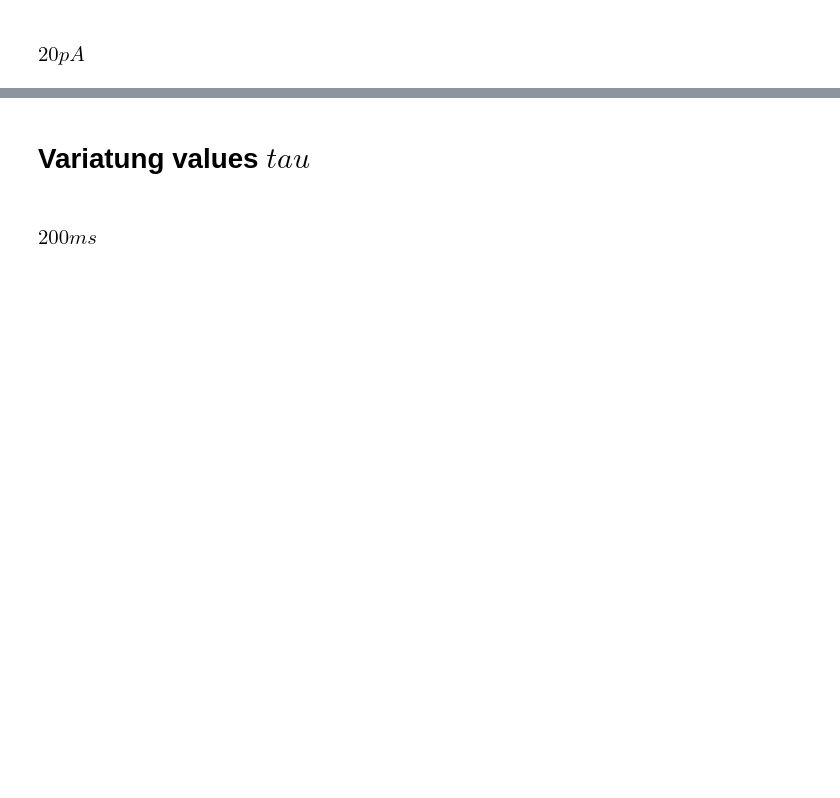
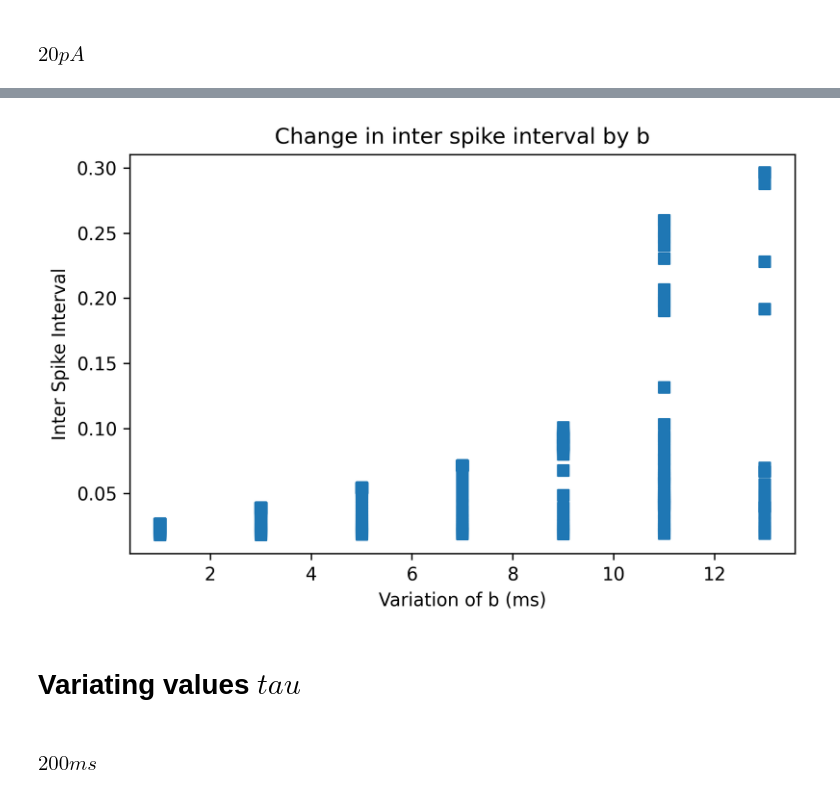
Before and after one commit to Jaffar-Hussein/ADEX, a Jupyter notebook: Models/neural_Adex_simulations.ipynb, the cells around one changed output, grey strips where cells are left out. Saved outputs shown, nothing was run; the diff lists cells and outputs as text; code cells hidden in the pictures; blank space fills up the shorter version.

```diff
--- a/Models/neural_Adex_simulations.ipynb
+++ b/Models/neural_Adex_simulations.ipynb
@@ -653,5 +703,9 @@ plt.show()
+# %%
+isi_b.b_plt(isi_b.df)
+# %% [output]
+[figure, added]
 # %% [markdown]
-# **Variatung values $tau$**
+# **Variating values $tau$**
 # %% [markdown]
 ### $200ms$
 # %%
```
Also changed, not shown: parts of 30 cells of this notebook, 4 other files.
